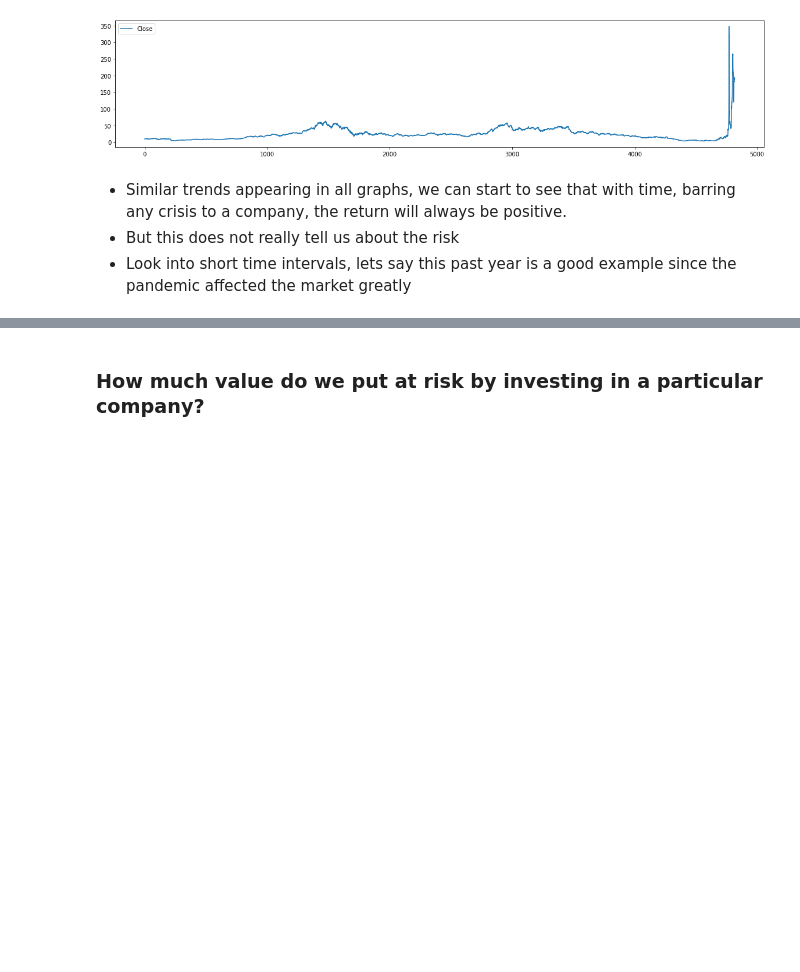
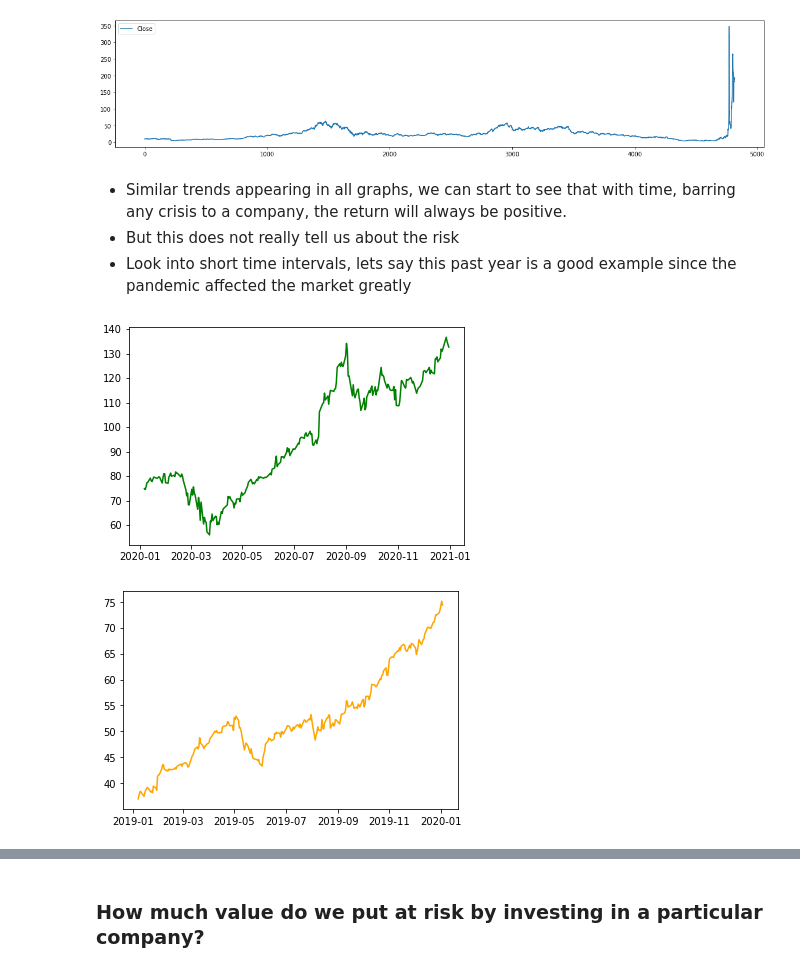
Before and after one commit to ithakker/367MidermIshaanThakker, a Jupyter notebook: messy-Stock Market Risk.ipynb, the cells around one changed output, grey strips where cells are left out. Cells and saved outputs as stored; diff of their text form; code cells hidden in the pictures; blank space fills up the shorter version.

```diff
--- a/messy-Stock Market Risk.ipynb
+++ b/messy-Stock Market Risk.ipynb
@@ -105,3 +107,21 @@ GME['Close'].plot(legend = True, figsize = (20,4))
 * Similar trends appearing in all graphs, we can start to see that with time, barring any crisis to a company, the return will always be positive.
 * But this does not really tell us about the risk
 * Look into short time intervals, lets say this past year is a good example since the pandemic affected the market greatly
+# %%
+AAPL['Date'] = pd.to_datetime(AAPL['Date'], format = '%Y%m%d')
+#AAPL.set_index('Date')
+filtered = AAPL[(AAPL['Date'] > '2020-01-04') & (AAPL['Date'] < '2021-01-04')]
+#filtered.set_index('Date')
+x = filtered['Date']
+y = filtered['Close']
+plt.plot(x,y, color = "Green")
+plt.show()
+
+filtered2 = AAPL[(AAPL['Date'] > '2019-01-04') & (AAPL['Date'] < '2020-01-04')]
+x = filtered2['Date']
+y = filtered2['Close']
+plt.plot(x,y, color = "Orange")
+plt.show()
+# %% [output]
+[figure, added]
+[figure, added]
```
Also changed, not shown: parts of 5 cells of this notebook, 1 other file.
